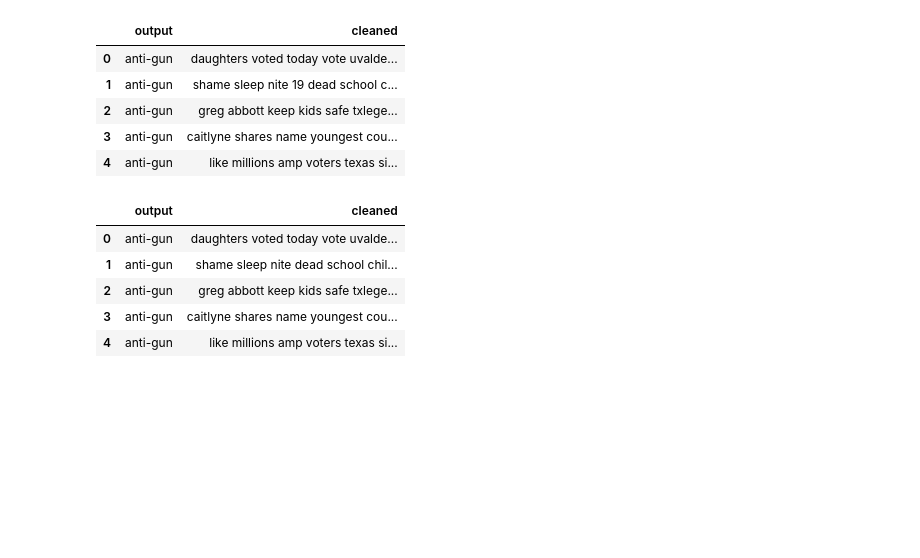
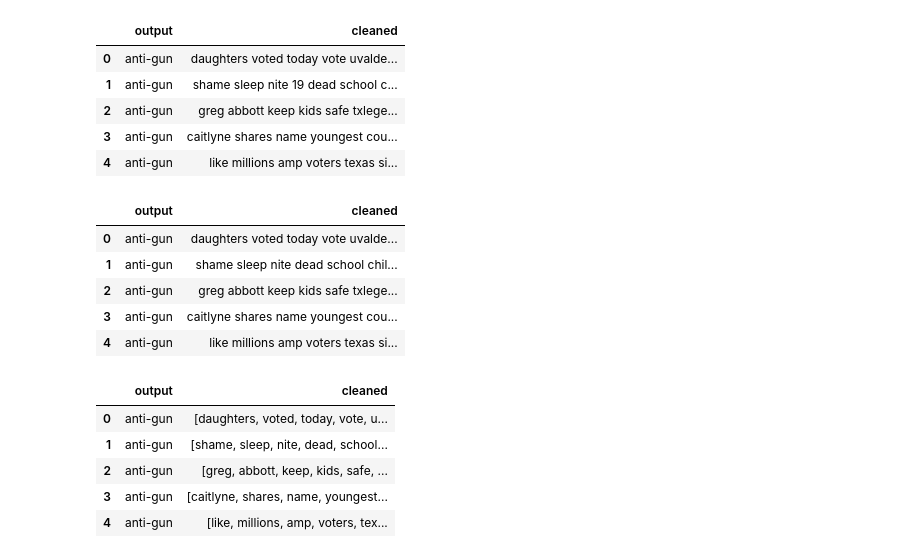
Before and after one commit to mrmarken/sentiment_analysis_fproject, a Jupyter notebook: contributors/keerti/ML_Model.ipynb, the cells around one changed output. Drawn from its saved outputs; the diff is of its cells as text; code cells hidden in the pictures; blank space fills up the shorter version.

Commit message:
Get tokenization of tweet text

```diff
--- a/contributors/keerti/ML_Model.ipynb
+++ b/contributors/keerti/ML_Model.ipynb
@@ -214,3 +214,16 @@ twitter_df.head()
 | 2 | anti-gun | greg abbott keep kids safe txlege... |
 | 3 | anti-gun | caitlyne shares name youngest cou... |
 | 4 | anti-gun | like millions amp voters texas si... |
+# %%
+# Getting tokenization of tweet text
+from nltk.tokenize import RegexpTokenizer
+tokenizer = RegexpTokenizer("[\w']+")
+twitter_df['cleaned'] = twitter_df['cleaned'].apply(tokenizer.tokenize)
+twitter_df.head()
+# %% [output]
+|  | output | cleaned |
+| 0 | anti-gun | [daughters, voted, today, vote, u... |
+| 1 | anti-gun | [shame, sleep, nite, dead, school... |
+| 2 | anti-gun | [greg, abbott, keep, kids, safe, ... |
+| 3 | anti-gun | [caitlyne, shares, name, youngest... |
+| 4 | anti-gun | [like, millions, amp, voters, tex... |
```
